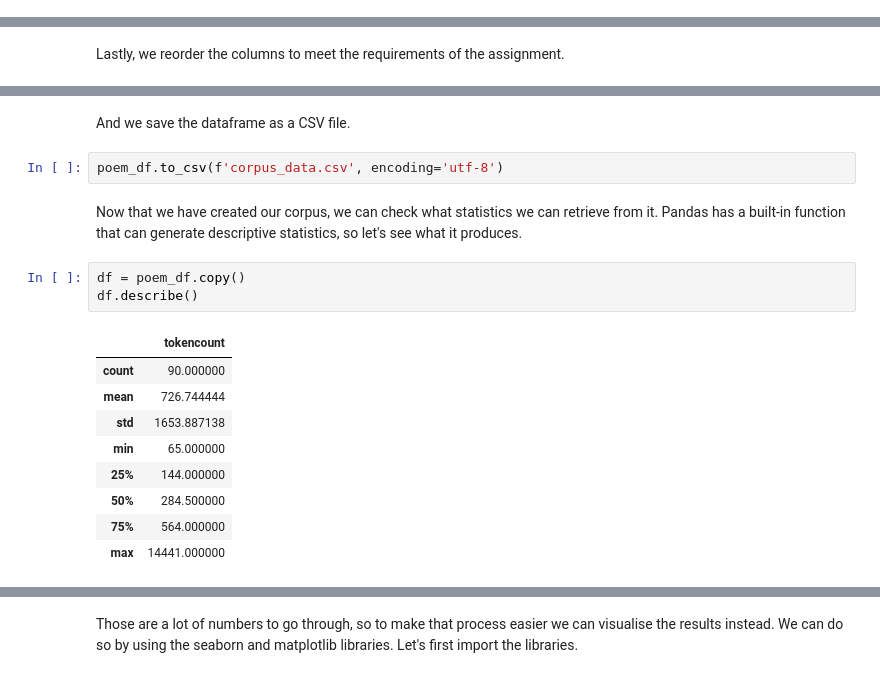
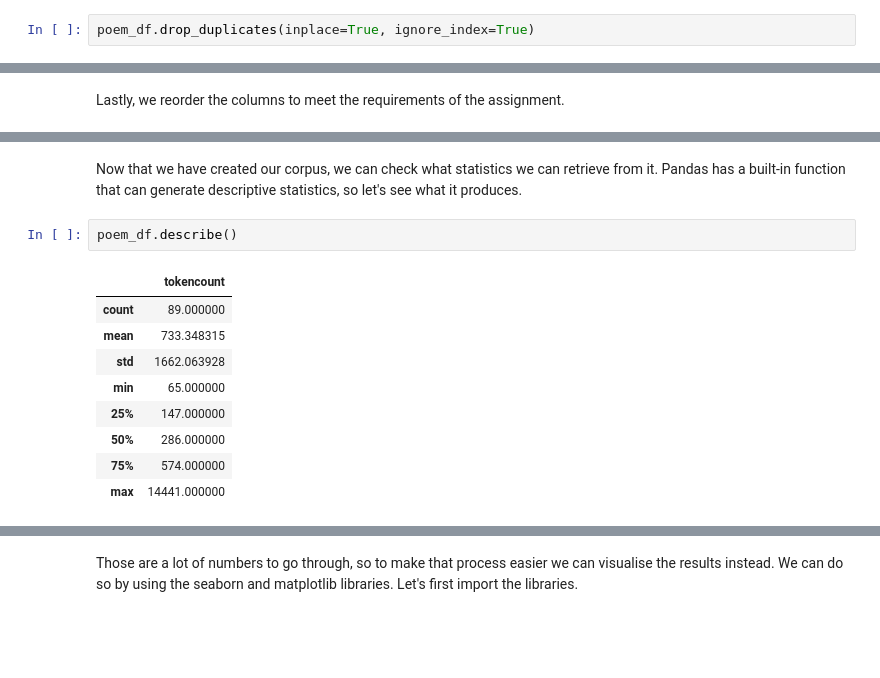
Before and after one commit to 573phn/dh_cd_a02, a Jupyter notebook: poem.ipynb, the cells around one changed output, grey strips where cells are left out. Saved outputs shown, nothing was run; the diff lists cells and outputs as text; blank space fills up the shorter version.

```diff
--- a/poem.ipynb
+++ b/poem.ipynb
@@ -79 +88,3 @@ poem_df.sample(5)
+# %%
+poem_df.drop_duplicates(inplace=True, ignore_index=True)
 # %% [markdown]
@@ -179,22 +190,17 @@ poem_df.head()
 | 2 | 898_94 Ulalume.txt | Ulalume | The skies they were ashen and sob... | The skies they were ashen and sob... | [The, skies, they, were, ashen, a... | [the, sky, they, be, ashen, and, ... | [DET, NOUN, PRON, AUX, ADJ, CCONJ... | Edgar Allan Poe | 94 | ... |
 | 3 | 710_66 To Helen.txt | To Helen | I saw thee once--once only--years... | I saw thee once — once only — yea... | [I, saw, thee, once, —, once, onl... | [I, see, thee, once, —, once, onl... | [PRON, VERB, PRON, ADV, PUNCT, AD... | Edgar Allan Poe | 66 | ... |
 | 4 | 385_41 Annabel Lee.txt | Annabel Lee | It was many and many a year ago,\... | It was many and many a year ago,\... | [It, was, many, and, many, a, yea... | [it, be, many, and, many, a, year... | [PRON, AUX, ADJ, CCONJ, ADJ, DET,... | Edgar Allan Poe | 41 | ... |
-# %% [markdown]
-And we save the dataframe as a CSV file.
-# %%
-poem_df.to_csv(f'corpus_data.csv', encoding='utf-8')
 # %% [markdown]
 Now that we have created our corpus, we can check what statistics we can retrieve from it. Pandas has a built-in function that can generate descriptive statistics, so let's see what it produces.
 # %%
-df = poem_df.copy()
-df.describe()
+poem_df.describe()
 # %% [output]
 |  | tokencount |
-| count | 90.000000 |
-| mean | 726.744444 |
-| std | 1653.887138 |
+| count | 89.000000 |
+| mean | 733.348315 |
+| std | 1662.063928 |
 | min | 65.000000 |
-| 25% | 144.000000 |
-| 50% | 284.500000 |
-| 75% | 564.000000 |
+| 25% | 147.000000 |
+| 50% | 286.000000 |
+| 75% | 574.000000 |
 | max | 14441.000000 |
```
Also changed, not shown: parts of 15 cells of this notebook, 1 other file.
